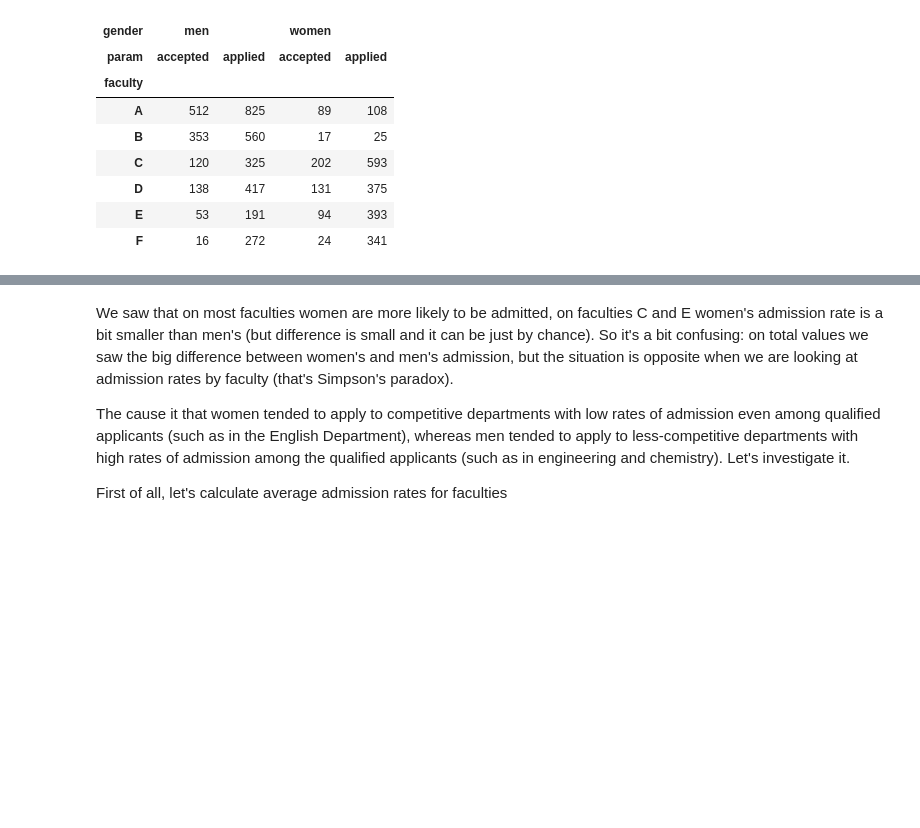
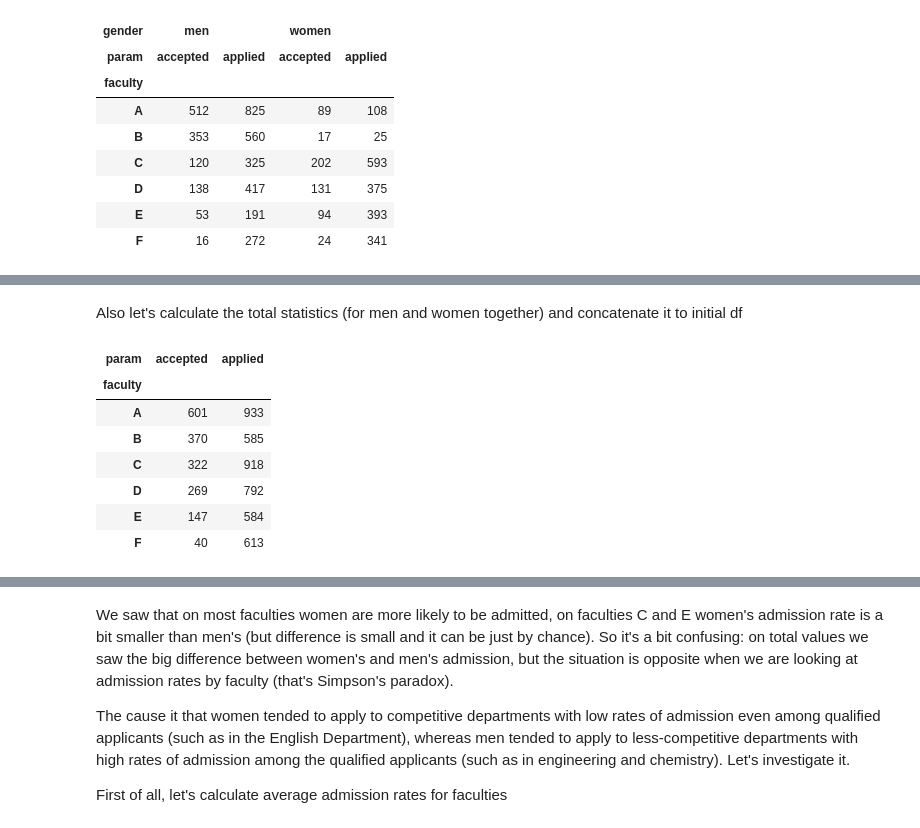
Before and after one commit to feelthelearn/useful_python_code, a Jupyter notebook: Pandas_MultiIndex/multiindex_example.ipynb, the cells around one changed output, grey strips where cells are left out. Cells and saved outputs as stored; diff of their text form; code cells hidden in the pictures; blank space fills up the shorter version.

```diff
--- a/Pandas_MultiIndex/multiindex_example.ipynb
+++ b/Pandas_MultiIndex/multiindex_example.ipynb
@@ -82,0 +83,14 @@ Name: (women, applied), dtype: float64
+# %% [markdown]
+Also let's calculate the total statistics (for men and women together) and concatenate it to initial df
+# %%
+df_total = (df['men'] + df['women']).T
+df_total.T
+# %% [output]
+| param | accepted | applied |
+| faculty |  |  |
+| A | 601 | 933 |
+| B | 370 | 585 |
+| C | 322 | 918 |
+| D | 269 | 792 |
+| E | 147 | 584 |
+| F | 40 | 613 |
```
Also changed, not shown: parts of 14 cells of this notebook.
